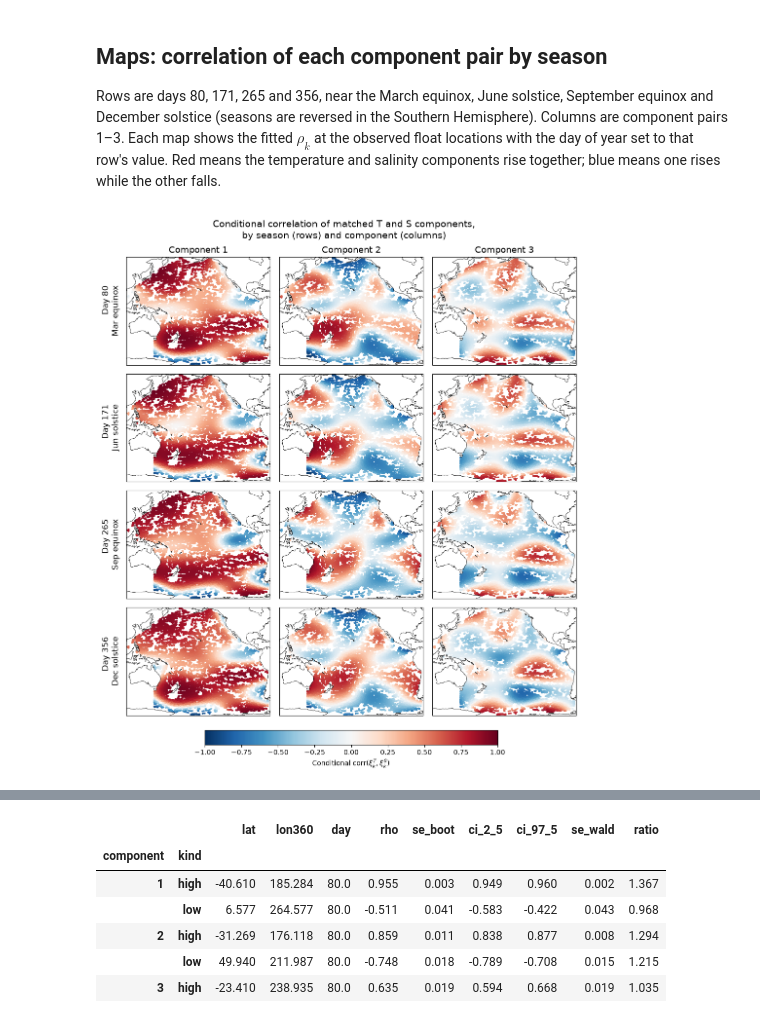
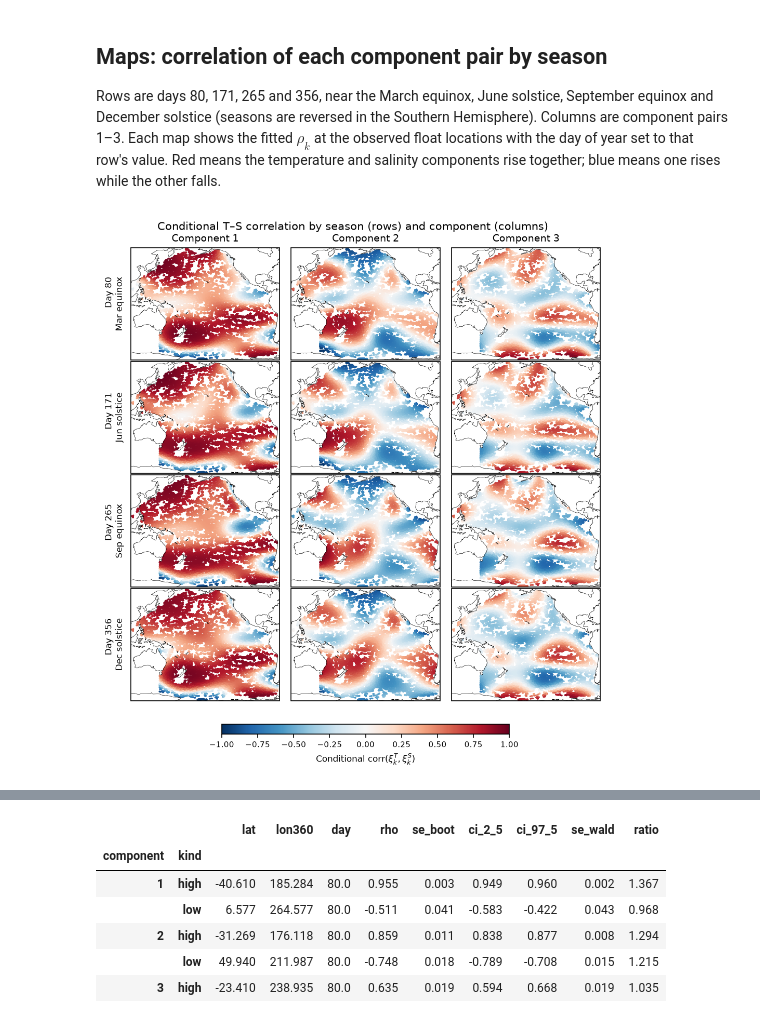
Before and after one commit to mcanearm/case_studies, a Jupyter notebook: argo/memo/memo.ipynb, the cells around one changed output, grey strips where cells are left out. Saved outputs shown, nothing was run; the diff lists cells and outputs as text; code cells hidden in the pictures.

```diff
--- a/argo/memo/memo.ipynb
+++ b/argo/memo/memo.ipynb
@@ -13,6 +13,12 @@ import cartopy.crs as ccrs
 # Put the repo root (case_studies/) on the import path so `argo` is importable
 sys.path.insert(0, str(Path.cwd().parents[1]))
 from argo.read import lat, lon, temp, psal, day, pressure
+
+# Figures sized for a Google Docs page (6.5 in text width); PNGs saved to figures/ for pasting
+PAGE_W = 6.5
+plt.rcParams.update({"font.size": 8, "axes.titlesize": 9, "axes.labelsize": 8, "xtick.labelsize": 7,
+                     "ytick.labelsize": 7, "legend.fontsize": 7, "figure.dpi": 150, "savefig.dpi": 300})
+FIG_DIR = Path("figures"); FIG_DIR.mkdir(exist_ok=True)
 # %% [markdown]
 ## Data quality
 
@@ -61,16 +67,17 @@ for v, P in profiles.items():
     fpca[v] = dict(m=m, s=s, pca=pca, scores=pca.transform((P - m) / s))
     print(f"{v}: cumulative variance explained", np.round(np.cumsum(pca.explained_variance_ratio_), 3))
 
-fig, ax = plt.subplots(nrows=2, ncols=3, figsize=(13, 10), sharey=True, layout="constrained")
+fig, ax = plt.subplots(nrows=2, ncols=3, figsize=(PAGE_W, 5.6), sharey=True, layout="constrained")
 for k, a in enumerate(ax.flat):
     for c, (v, lab) in enumerate([("temp", "Temperature"), ("psal", "Salinity")]):
         f = fpca[v]["pca"]
-        a.plot(f.components_[k], pressure, color=f"C{c}", linewidth=2, label=f"{lab} ({f.explained_variance_ratio_[k]:.0%})")
-    a.axvline(0, color="black", linewidth=1)
+        a.plot(f.components_[k], pressure, color=f"C{c}", linewidth=1.3, label=f"{lab[0]} ({f.explained_variance_ratio_[k]:.0%})")
+    a.axvline(0, color="black", linewidth=0.8)
     a.set_title(f"Component {k + 1}"); a.set_xlabel("Loading")
-    a.grid(True, alpha=0.3, linestyle="--", linewidth=0.5); a.legend(fontsize=9, loc="lower right")
+    a.grid(True, alpha=0.3, linestyle="--", linewidth=0.5); a.legend(loc="lower right", handlelength=1.2)
 ax[0, 0].invert_yaxis(); ax[0, 0].set_ylabel("Pressure (dbar)"); ax[1, 0].set_ylabel("Pressure (dbar)")
-fig.suptitle("Functional components 1–6 (share of variance explained)");
+fig.suptitle("Functional components 1–6: T = temperature, S = salinity (share of variance)", fontsize=10)
+fig.savefig(FIG_DIR / "fig1_components.png", bbox_inches="tight");
 # %% [output]
 temp: cumulative variance explained [0.885 0.939 0.973 0.987 0.993 0.996 0.997 0.998 0.998 0.999]
 psal: cumulative variance explained [0.811 0.91  0.95  0.976 0.985 0.991 0.994 0.995 0.996 0.997]
@@ -163,22 +170,24 @@ pd.DataFrame({"R² of mean, T": 1 - resid["temp"].var(0) / fpca["temp"]["scores"
 Rows are days 80, 171, 265 and 356, near the March equinox, June solstice, September equinox and December solstice (seasons are reversed in the Southern Hemisphere). Columns are component pairs 1–3. Each map shows the fitted $\rho_k$ at the observed float locations with the day of year set to that row's value. Red means the temperature and salinity components rise together; blue means one rises while the other falls.
 # %%
 SEASONS = {80: "Mar equinox", 171: "Jun solstice", 265: "Sep equinox", 356: "Dec solstice"}
-fig, ax = plt.subplots(nrows=4, ncols=3, figsize=(12, 13), subplot_kw={"projection": ccrs.PlateCarree(central_longitude=180)},
-                       gridspec_kw=dict(wspace=0.04, hspace=0.08))
+fig, ax = plt.subplots(nrows=4, ncols=3, figsize=(PAGE_W, 7.0), layout="constrained",
+                       subplot_kw={"projection": ccrs.PlateCarree(central_longitude=180)})
+fig.get_layout_engine().set(w_pad=0.01, h_pad=0.01, wspace=0.01, hspace=0.01)
 for i, (dd, name) in enumerate(SEASONS.items()):
     Xd = design(mom_info, covars.assign(day=dd))
     for k in range(3):
         a = ax[i, k]
-        a.coastlines(linewidth=0.5)
+        a.coastlines(linewidth=0.3)
         a.set_extent([110, 292, -75, 62], crs=ccrs.PlateCarree())
-        sc = a.scatter(lon, lat, c=rho_fit[k](Xd), s=1.5, cmap="RdBu_r", vmin=-1, vmax=1,
+        sc = a.scatter(lon, lat, c=rho_fit[k](Xd), s=0.3, cmap="RdBu_r", vmin=-1, vmax=1,
                        transform=ccrs.PlateCarree(), rasterized=True)
         if i == 0:
-            a.set_title(f"Component {k + 1}", fontsize=13)
+            a.set_title(f"Component {k + 1}")
         if k == 0:
-            a.text(-0.04, 0.5, f"Day {dd}\n{name}", transform=a.transAxes, rotation=90, ha="right", va="center", fontsize=12)
-fig.colorbar(sc, ax=ax, orientation="horizontal", fraction=0.03, pad=0.03, label=r"Conditional corr$(\xi^T_k, \xi^S_k)$")
-fig.suptitle("Conditional correlation of matched T and S components,\nby season (rows) and component (columns)", fontsize=14, y=0.94);
+            a.text(-0.04, 0.5, f"Day {dd}\n{name}", transform=a.transAxes, rotation=90, ha="right", va="center", fontsize=8)
+fig.colorbar(sc, ax=ax, orientation="horizontal", fraction=0.04, shrink=0.6, aspect=30, label=r"Conditional corr$(\xi^T_k, \xi^S_k)$")
+fig.suptitle("Conditional T–S correlation by season (rows) and component (columns)", fontsize=10)
+fig.savefig(FIG_DIR / "fig2_correlation_maps.png", bbox_inches="tight");
 # %% [output]
-[figure, old version]
+[figure, new version]
 # %% [markdown]
```
Also changed, not shown: parts of 6 cells of this notebook.
